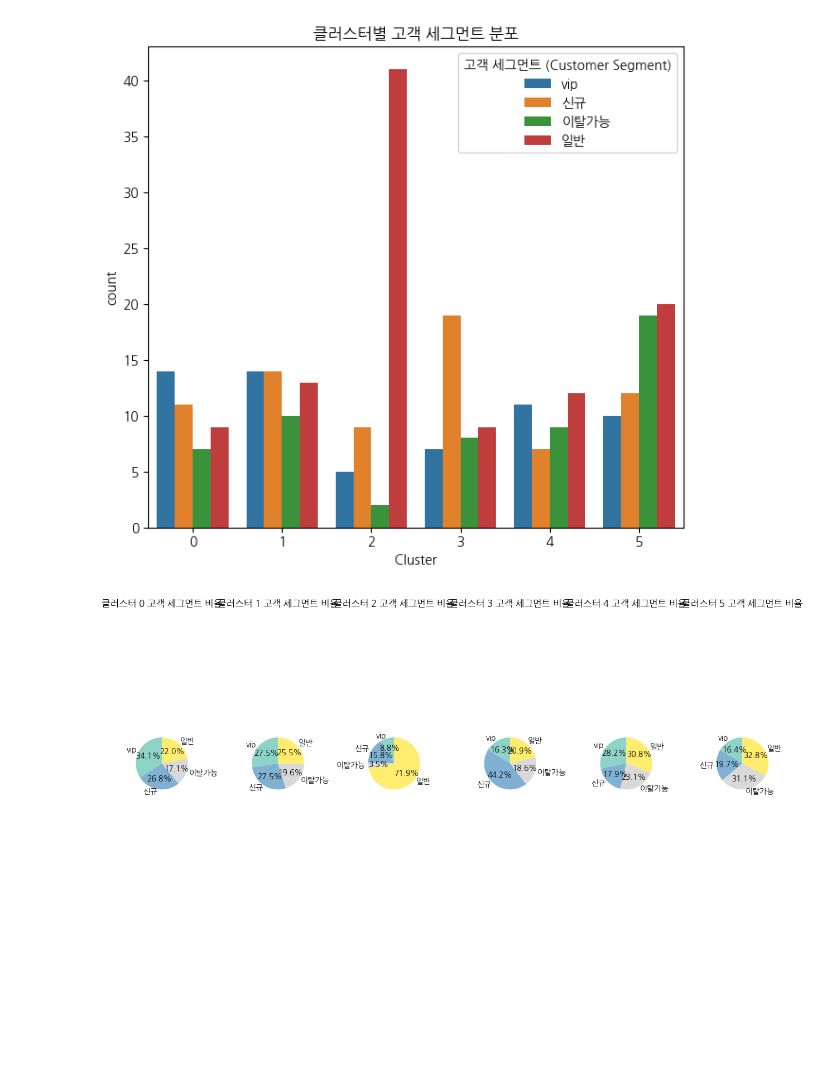
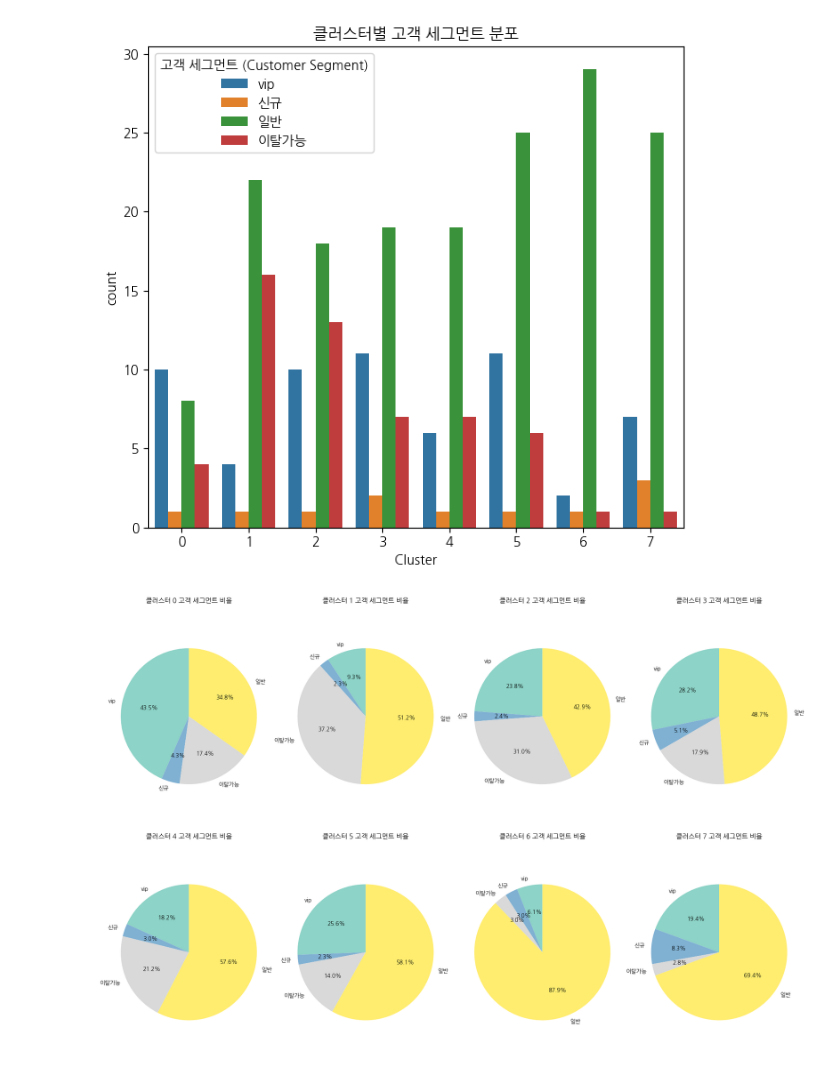
Before and after one commit to Coding-Supremacy/customer_mini, a Jupyter notebook: cluster_analysis/image/클러스터링 분석.ipynb, the cells around one changed output. Cells and saved outputs as stored; diff of their text form; code cells hidden in the pictures; blank space fills up the shorter version.

```diff
--- a/cluster_analysis/image/클러스터링 분석.ipynb
+++ b/cluster_analysis/image/클러스터링 분석.ipynb
@@ -1,4 +1,4 @@
 # %%
 import pandas as pd
 # %%
-df=pd.read_csv('/Users/marurun66/Documents/GitHub/customer_mini/클러스터링고객데이터_2.csv')
+df=pd.read_csv('/Users/marurun66/Documents/GitHub/customer_mini/data/description2.csv')
@@ -30,6 +47,7 @@ cluster_analysis
 import matplotlib.pyplot as plt
 import seaborn as sns
 from matplotlib.ticker import FuncFormatter
+from sklearn.preprocessing import MinMaxScaler
 
 # 한글 폰트 설정
 plt.rc('font', family='NanumGothic')
@@ -38,13 +56,13 @@ plt.rc('font', family='NanumGothic')
 def format_ticks(x, pos):
     return '{:,.0f}'.format(x / 1e7) + '천만'  # 10,000,000 단위로 '천만' 추가
 
-# 1. 클러스터별 연령대, 거래 금액, 제품 구매 빈도 박스플롯
+# 1. 클러스터별 연령, 거래 금액, 제품 구매 빈도 박스플롯
 plt.figure(figsize=(18, 6))
 
-# 연령대 박스플롯
+# 연령 박스플롯
 plt.subplot(1, 3, 1)
 sns.boxplot(x='Cluster', y='연령', data=df)
-plt.title('클러스터별 연령대 분포')
+plt.title('클러스터별 연령 분포')
 
 # 거래 금액 박스플롯
 plt.subplot(1, 3, 2)
@@ -60,7 +78,7 @@ sns.boxplot(x='Cluster', y='제품 구매 빈도 (Purchase Frequency)', data=df)
 plt.title('클러스터별 제품 구매 빈도 분포')
 
 plt.tight_layout()
-plt.savefig('클러스터별 연령대, 거래금액, 제품구매빈도 분포.png')
+plt.savefig('클러스터별 연령, 거래금액, 제품구매빈도 분포.png')
 plt.show()
 
 # 2. 클러스터별 성별, 차량 구분, 거래 방식 바 차트
@@ -82,35 +100,32 @@ plt.tight_layout()
 plt.savefig('클러스터별 성별, 차량구분, 거래방식 분포.png')
 plt.show()
 
-# 1. 클러스터별 주요 특성 (연령대, 거래 금액, 제품 구매 빈도) 선택
-cluster_features = df[['Cluster', '연령대', '거래 금액 (Transaction Amount)', '제품 구매 빈도 (Purchase Frequency)']]
+# 1. 클러스터별 주요 특성 (연령, 거래 금액, 제품 구매 빈도) 선택
+cluster_features = df[['Cluster', '연령', '거래 금액 (Transaction Amount)', '제품 구매 빈도 (Purchase Frequency)']]
 cluster_means = cluster_features.groupby('Cluster').mean()
 
 # 2. 스케일링 (Min-Max Scaling 사용) - 색상만 스케일링
-from sklearn.preprocessing import MinMaxScaler
 scaler = MinMaxScaler()
-cluster_means_scaled = scaler.fit_transform(cluster_means[['연령대', '거래 금액 (Transaction Amount)', '제품 구매 빈도 (Purchase Frequency)']])
+cluster_means_scaled = scaler.fit_transform(cluster_means[['연령', '거래 금액 (Transaction Amount)', '제품 구매 빈도 (Purchase Frequency)']])
 
 # 스케일링된 데이터로 DataFrame 생성
-cluster_means_scaled_df = pd.DataFrame(cluster_means_scaled, columns=['연령대', '거래 금액 (Transaction Amount)', '제품 구매 빈도 (Purchase Frequency)'], index=cluster_means.index)
+cluster_means_scaled_df = pd.DataFrame(cluster_means_scaled, columns=['연령', '거래 금액 (Transaction Amount)', '제품 구매 빈도 (Purchase Frequency)'], index=cluster_means.index)
 
 # 3. 히트맵 그리기
 plt.figure(figsize=(8, 6))
 
 # 색상은 스케일링된 값을 사용하고, 값은 천 단위로 구분하여 포맷팅 (annot는 실제 값으로 표시)
-sns.heatmap(cluster_means_scaled_df, annot=cluster_means[['연령대', '거래 금액 (Transaction Amount)', '제품 구매 빈도 (Purchase Frequency)']].applymap(lambda x: f'{x:,.0f}'),
+sns.heatmap(cluster_means_scaled_df, annot=cluster_means[['연령', '거래 금액 (Transaction Amount)', '제품 구매 빈도 (Purchase Frequency)']].applymap(lambda x: f'{x:,.0f}'),
             cmap="YlGnBu", cbar_kws={'label': 'Scaled Values'}, fmt='')
-plt.xticks(ticks=[0, 1, 2], labels=['연령대', '거래금액', '제품 구매빈도'], rotation=0)
+plt.xticks(ticks=[0, 1, 2], labels=['연령', '거래금액', '제품 구매빈도'], rotation=0)
 
 plt.title('클러스터별 주요 특성 (스케일링된 색상, 실제 숫자) 평균')
 plt.show()
 
 # 4. 산점도 행렬 (Pairplot)
-sns.pairplot(df, hue="Cluster", vars=["연령대", "거래 금액 (Transaction Amount)", "제품 구매 빈도 (Purchase Frequency)"])
+sns.pairplot(df, hue="Cluster", vars=["연령", "거래 금액 (Transaction Amount)", "제품 구매 빈도 (Purchase Frequency)"])
 plt.savefig('산점도행렬.png')
 plt.show()
-
-# 5. 고객 세그먼트 비율
 
 # 1. 클러스터별 고객 세그먼트 분포 바 차트
 plt.figure(figsize=(18, 6))
@@ -125,7 +140,7 @@ plt.savefig('클러스터별 고객 세그먼트 분포.png')
 plt.show()
 
 # 2. 클러스터별 고객 세그먼트의 비율을 파이 차트로 시각화
-plt.figure(figsize=(12, 6))
+fig, axes = plt.subplots(2, 4, figsize=(18, 12))
 
 # 고객 세그먼트 비율
 cluster_segment_counts = df.groupby('Cluster')['고객 세그먼트 (Customer Segment)'].value_counts().unstack()
@@ -133,12 +148,17 @@ cluster_segment_percentages = cluster_segment_counts.div(cluster_segment_counts.
 
 # 각 클러스터에 대한 파이 차트
 for i, cluster in enumerate(cluster_segment_percentages.index):
-    plt.subplot(1, len(cluster_segment_percentages), i + 1)
+    row = i // 4  # 행 번호
+    col = i % 4  # 열 번호
+    ax = axes[row, col]  # 각 서브플롯에 접근
     cluster_segment_percentages.loc[cluster].plot(kind='pie', autopct='%1.1f%%', startangle=90, cmap="Set3",
-                                                  title=f'클러스터 {cluster} 고객 세그먼트 비율', ylabel='')
-    plt.axis('equal')  # 원이 잘 보이도록 비율 맞추기
+                                                  title=f'클러스터 {cluster} 고객 세그먼트 비율', ylabel='', ax=ax)
+    ax.axis('equal')  # 원이 잘 보이도록 비율 맞추기
 
+# 레이아웃을 자동으로 조정하여 각 차트가 겹치지 않도록 함
 plt.tight_layout()
-plt.savefig('클러스터별 고객 세그먼트 비율 파이차트.png')
+
+# 그래프 저장 및 표시
+plt.savefig('클러스터별 고객 세그먼트 비율 파이차트_4개씩.png')
 plt.show()
 # %% [output]
@@ -149,5 +169,5 @@ plt.show()
-[figure, old version]
+[figure, new version]
-[figure, old version]
+[figure, new version]
 # %%
 print(df['Cluster'].value_counts())
 # %% [output]
```
Also changed, not shown: parts of 5 cells of this notebook, 9 other files.
